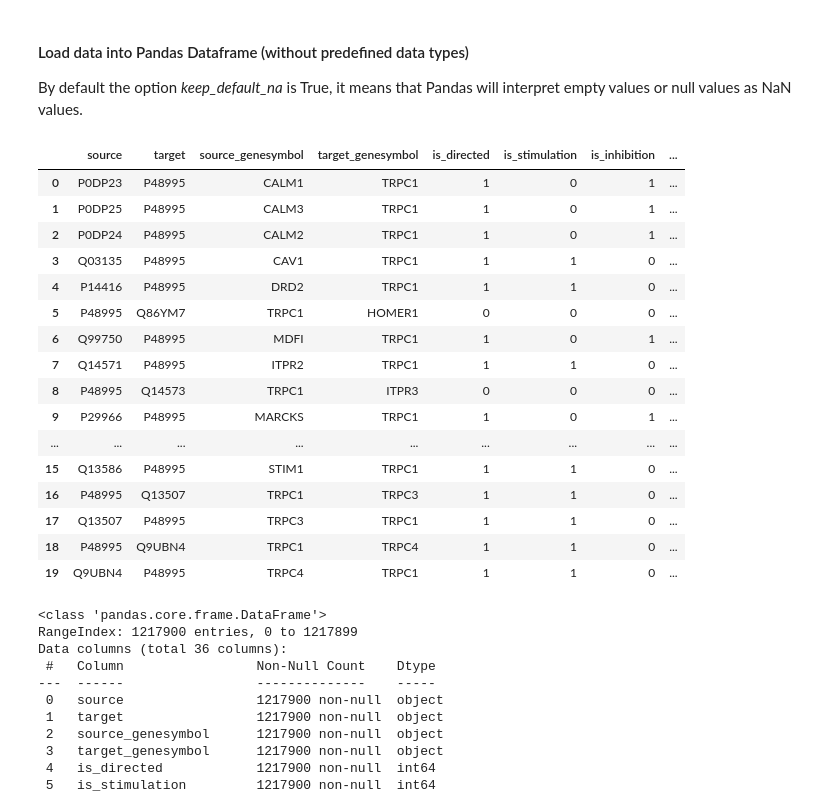
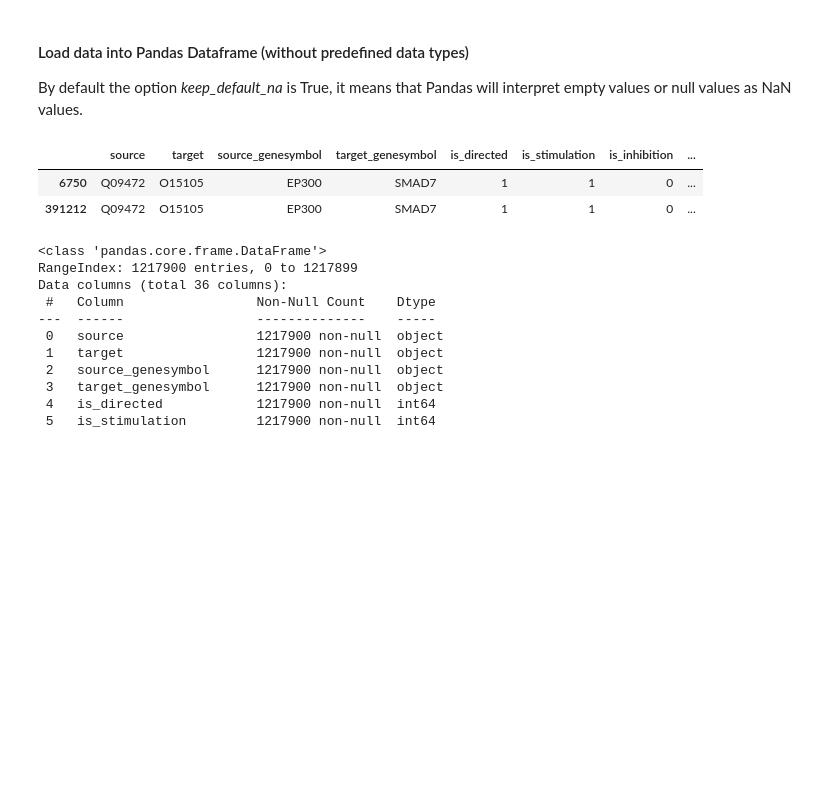
Before and after one commit to njmmatthieu/omnipath-secondary-adapter, a Jupyter notebook: notebooks/EDA_networks_db.ipynb, the cells around one changed output. Saved outputs shown, nothing was run; the diff lists cells and outputs as text; code cells hidden in the pictures; blank space fills up the shorter version.

```diff
--- a/notebooks/EDA_networks_db.ipynb
+++ b/notebooks/EDA_networks_db.ipynb
@@ -112,7 +112,9 @@ TO DO
 # %% [markdown]
 ### Section 1.1. Setting dataset path
 # %%
-dataset_path_networks = os.path.join("../data/omnipath_networks/omnipath_webservice_interactions__latest.tsv.gz")
+dataset_path_networks = os.path.join(
+    "../data/omnipath_networks/omnipath_webservice_interactions__latest.tsv.gz"
+)
 # %%
 print("This file exist? {}".format(os.path.exists(dataset_path_networks)))
 # %% [output]
@@ -131,25 +133,11 @@ By default the option *keep_default_na* is True, it means that Pandas will inter
 # %%
 networks_df = pd.read_table(dataset_path_networks, sep="\t", keep_default_na=True)
 # %%
-networks_df.head(20)
+networks_df[(networks_df["source"]=="Q09472")&(networks_df["target"]=="O15105")].head(20)
 # %% [output]
 |  | source | target | source_genesymbol | target_genesymbol | is_directed | is_stimulation | is_inhibition | ... |
-| 0 | P0DP23 | P48995 | CALM1 | TRPC1 | 1 | 0 | 1 | ... |
-| 1 | P0DP25 | P48995 | CALM3 | TRPC1 | 1 | 0 | 1 | ... |
-| 2 | P0DP24 | P48995 | CALM2 | TRPC1 | 1 | 0 | 1 | ... |
-| 3 | Q03135 | P48995 | CAV1 | TRPC1 | 1 | 1 | 0 | ... |
-| 4 | P14416 | P48995 | DRD2 | TRPC1 | 1 | 1 | 0 | ... |
-| 5 | P48995 | Q86YM7 | TRPC1 | HOMER1 | 0 | 0 | 0 | ... |
-| 6 | Q99750 | P48995 | MDFI | TRPC1 | 1 | 0 | 1 | ... |
-| 7 | Q14571 | P48995 | ITPR2 | TRPC1 | 1 | 1 | 0 | ... |
-| 8 | P48995 | Q14573 | TRPC1 | ITPR3 | 0 | 0 | 0 | ... |
-| 9 | P29966 | P48995 | MARCKS | TRPC1 | 1 | 0 | 1 | ... |
-| ... | ... | ... | ... | ... | ... | ... | ... | ... |
-| 15 | Q13586 | P48995 | STIM1 | TRPC1 | 1 | 1 | 0 | ... |
-| 16 | P48995 | Q13507 | TRPC1 | TRPC3 | 1 | 1 | 0 | ... |
-| 17 | Q13507 | P48995 | TRPC3 | TRPC1 | 1 | 1 | 0 | ... |
-| 18 | P48995 | Q9UBN4 | TRPC1 | TRPC4 | 1 | 1 | 0 | ... |
-| 19 | Q9UBN4 | P48995 | TRPC4 | TRPC1 | 1 | 1 | 0 | ... |
+| 6750 | Q09472 | O15105 | EP300 | SMAD7 | 1 | 1 | 0 | ... |
+| 391212 | Q09472 | O15105 | EP300 | SMAD7 | 1 | 1 | 0 | ... |
 # %%
 networks_df.info()
 # %% [output]
```
Also changed, not shown: parts of 14 cells of this notebook, 9 other files.
